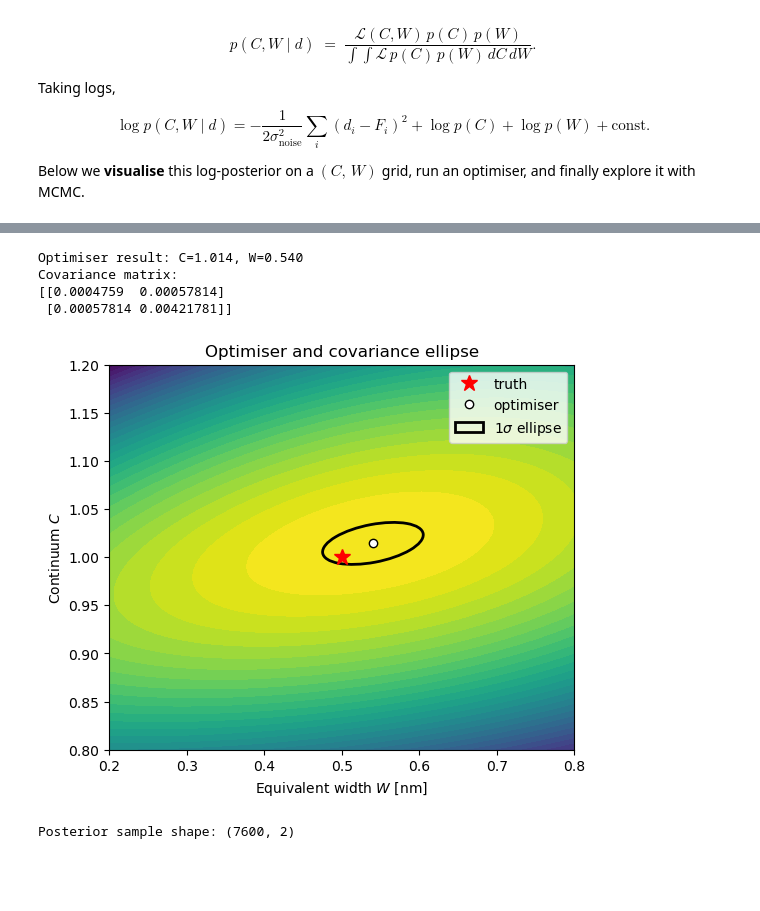
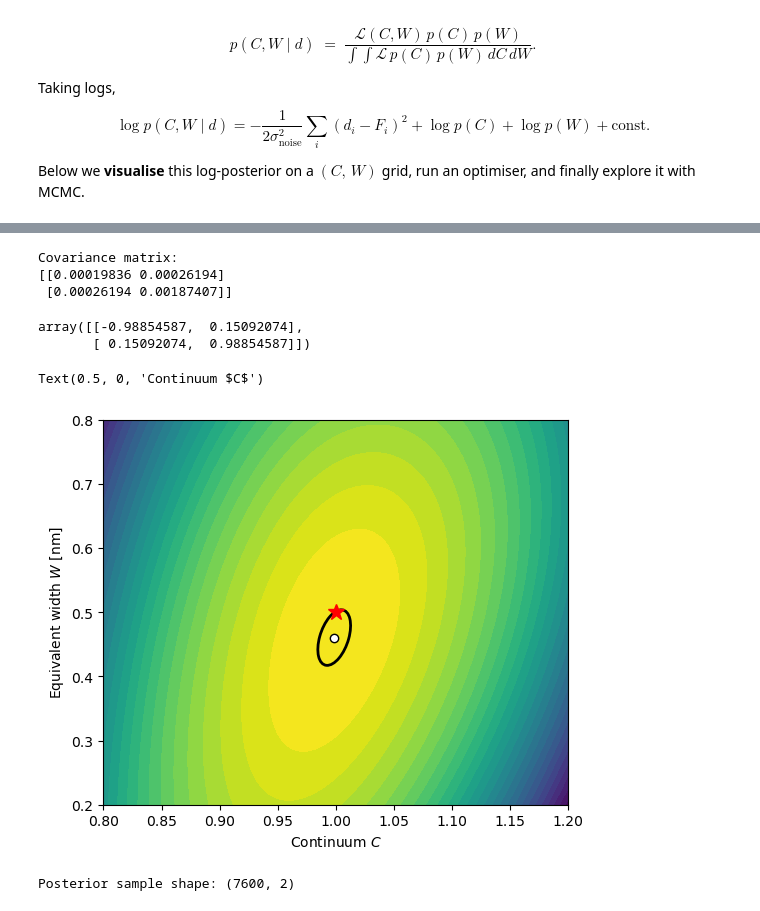
Before and after one commit to RozanskiT/gasp_skillshare, a Jupyter notebook: sampling_vs_optimizing.ipynb, the cells around one changed output, grey strips where cells are left out. Drawn from its saved outputs; the diff is of its cells as text; code cells hidden in the pictures; blank space fills up the shorter version.

```diff
--- a/sampling_vs_optimizing.ipynb
+++ b/sampling_vs_optimizing.ipynb
@@ -150,58 +158,49 @@ plt.show()
-# %%
-# --- Optimisation ---------------------------------------------------------------
-def residuals(theta):
-    C, W = theta
-    model = model_flux(lam, C, W)
-    return (flux - model) / noise_std
-
-theta0 = [0.9, 0.3]
-opt = least_squares(residuals, theta0, bounds=([0.5,0.0],[1.5,1.0]))
-C_opt, W_opt = opt.x
-print(f'Optimiser result: C={C_opt:.3f}, W={W_opt:.3f}')
-
-# Covariance from Jacobian
-J = opt.jac
-cov = np.linalg.inv(J.T @ J)
-print("Covariance matrix:")
-print(cov)
-# %% [output]
-Optimiser result: C=1.014, W=0.540
-Covariance matrix:
-[[0.0004759  0.00057814]
- [0.00057814 0.00421781]]
+# %%
+# --- Optimisation ---------------------------------------------------------------
+theta0 = [1.0, 0.6] # C, W
+
+opt = minimize(lambda t: -log_posterior(t), theta0)
+C_opt, W_opt  = opt.x
+cov_opt      = opt.hess_inv.todense() if hasattr(opt.hess_inv, "todense") else opt.hess_inv
+cov_opt      = np.asarray(cov_opt)      # 2×2 covariance from quadratic fit
+print("Covariance matrix:")
+print(cov_opt)
+# %% [output]
+Covariance matrix:
+[[0.00019836 0.00026194]
+ [0.00026194 0.00187407]]
+# %%
+vecs
+# %% [output]
+array([[-0.98854587,  0.15092074],
+       [ 0.15092074,  0.98854587]])
 # %%
 # --- Error ellipse on posterior --------------------------------------------------
-vals, vecs = np.linalg.eigh(cov)       # cov is in (C, W) order
-order = vals.argsort()[::-1]           # sort by descending eigen-value
-vals, vecs = vals[order], vecs[:, order]
-
-# vecs[:, 0] = [v_C, v_W];  x-axis is W, so swap:
-vx, vy = vecs[1, 0], vecs[0, 0]        # (x, y) in plotting coordinates
+vals, vecs = np.linalg.eigh(cov_opt)       # cov is in (C, W) order
+vx, vy = vecs[0,0], vecs[1,0]       # eigenvectors
 theta = np.degrees(np.arctan2(vy, vx))
-
 w, h = 2 * np.sqrt(vals)               # diameters for the 1-σ contour
 
 fig, ax = plt.subplots(figsize=(6, 5))
-ax.contourf(W_grid, C_grid, logpost, levels=30, cmap='viridis')
-ax.plot(W_true, C_true, 'r*', ms=12, label='truth')
-ax.plot(W_opt, C_opt, 'wo', ms=6, mec='k', label='optimiser')
-
+ax.contourf(C_grid, W_grid , logpost, levels=30, cmap="viridis")
+ax.plot(C_true, W_true, "r*", ms=12, label="truth")
+ax.plot(C_opt, W_opt  ,  "wo", ms=6,  mec="k", label="optimiser")
 ell = Ellipse(
-    xy=(W_opt, C_opt),
+    xy=(C_opt, W_opt),
     width=w,
     height=h,
     angle=theta,
     edgecolor='k',
     facecolor='none',
     lw=2,
     label=r'1$\sigma$ ellipse'
 )
-ax.add_patch(ell)
-ax.set_xlabel('Equivalent width $W$ [nm]')
-ax.set_ylabel('Continuum $C$')
-ax.set_title('Optimiser and covariance ellipse')
-ax.legend()
-plt.show()
+ax.add_patch(ell)  # the 1-sigma covariance ellipse you already defined
+ax.set_ylim(W_grid.min(), W_grid.max())
+ax.set_xlim(C_grid.min(), C_grid.max())
+ax.set_ylabel("Equivalent width $W$ [nm]")
+ax.set_xlabel("Continuum $C$")
 # %% [output]
+Text(0.5, 0, 'Continuum $C$')
-[figure, old version]
+[figure, new version]
 # %%
```
Also changed, not shown: parts of 14 cells of this notebook, 2 other files.
